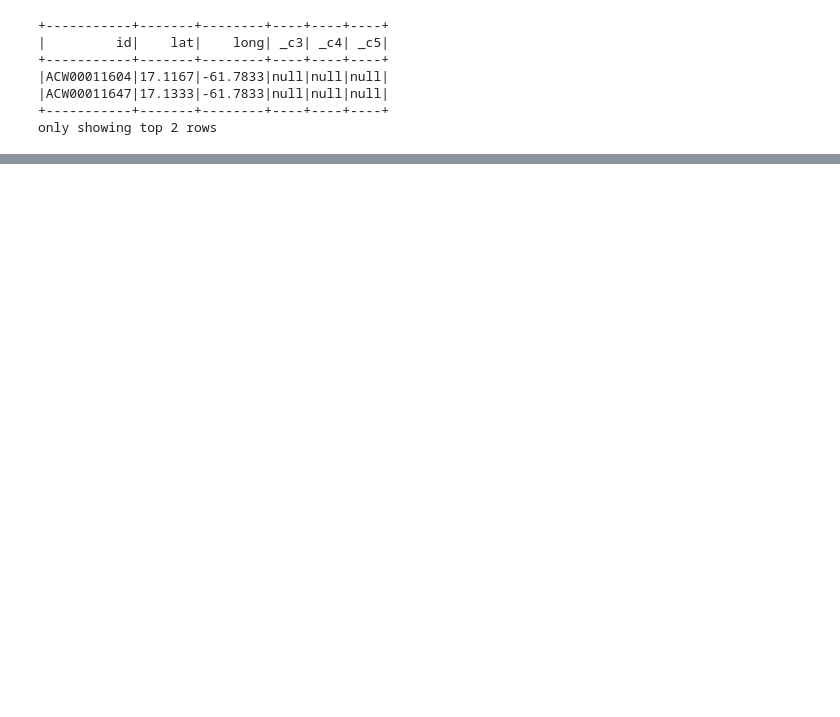
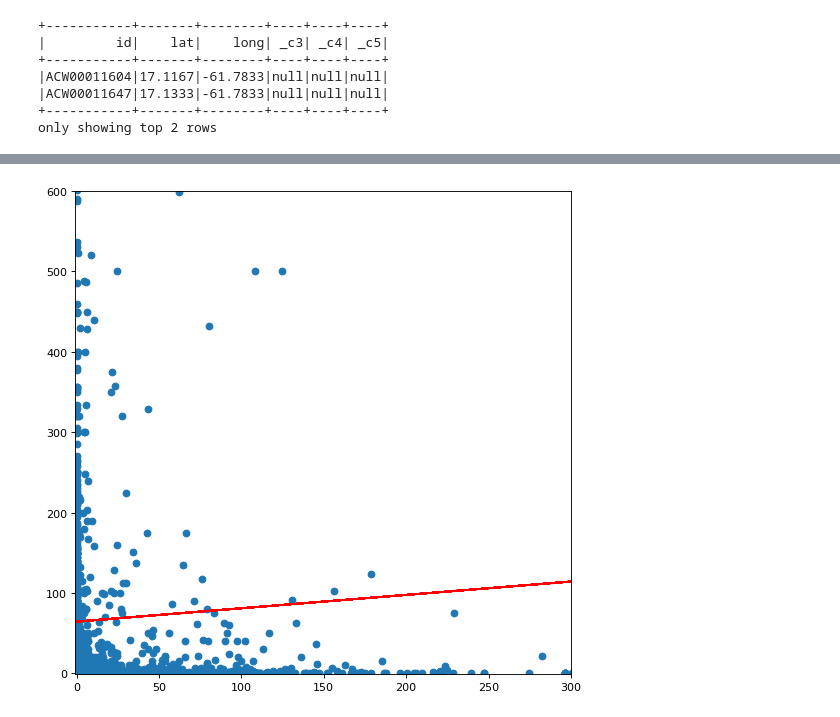
Before and after one commit to chettkulkarni/MachineLearning, a Jupyter notebook: weatherDataLoad.ipynb, the cells around one changed output, grey strips where cells are left out. Cells and saved outputs as stored; diff of their text form; code cells hidden in the pictures; blank space fills up the shorter version.

```diff
--- a/weatherDataLoad.ipynb
+++ b/weatherDataLoad.ipynb
@@ -407,0 +441,4 @@ complete
+# %%
+completepandas_df=pd.read_csv('2010final.csv')
+# %%
+completepandas_df=completepandas_df[['LATITUDE','LONGITUDE','date','type','value']]
@@ -407,0 +449,16 @@ complete
+# %%
+fire=pd.read_csv('Fire.csv')
+df=fire
+
+df['disc_clean_date'] = pd.to_datetime(df['DISCOVERY_DATE'] - pd.Timestamp(0).to_julian_date(), unit='D')
+#Convert containment date from julian to standard date
+df['cont_clean_date'] = pd.to_datetime(df['CONT_DATE'] - pd.Timestamp(0).to_julian_date(), unit='D')
+# Day of month string
+df['discovery_month'] = df['disc_clean_date'].dt.strftime('%b')
+#Returns the weekday string
+df['discovery_weekday'] = df['disc_clean_date'].dt.strftime('%a')
+df['cont_clean_date']=df['cont_clean_date'].astype(str)
+df=df[df.cont_clean_date!='NaT']
+df['date']=df['cont_clean_date'].replace('-', '', regex=True).astype(int)
+df=df[['LATITUDE','LONGITUDE','STAT_CAUSE_CODE','DISCOVERY_DOY','date','FIRE_SIZE']]
+fire=df
@@ -407,0 +471,3 @@ complete
+# %%
+fire['LATITUDE']=fire['LATITUDE'].round()
+fire['LONGITUDE']=fire['LONGITUDE'].round()
@@ -407,0 +546,18 @@ complete
+# %%
+temp=completepandas_df[completepandas_df.type=='PRCP']
+temp=temp.dropna()
+temp=temp.groupby(by=['LATITUDE','LONGITUDE','date']).mean().reset_index()
+finalFinal = pd.merge(temp, fire, on=['LATITUDE','LONGITUDE','date'], how='inner')
+X = finalFinal[['value']].values.reshape(-1,1)
+Y = finalFinal[['FIRE_SIZE']].values.reshape(-1,1)
+X_train, X_test, Y_train, Y_test = train_test_split(X,Y,test_size = 0.2)
+regressor = LinearRegression().fit(X_train,Y_train)
+pred = regressor.predict(X_test)
+plt.figure(figsize=(8, 8), dpi=80)
+plt.scatter(X_test, Y_test)
+plt.xlim(-1, 300)
+plt.ylim(-1, 600)
+plt.plot(X_test, pred, color='red')
+plt.show()
+# %% [output]
+[figure, added]
```
Also changed, not shown: parts of 54 cells of this notebook.
